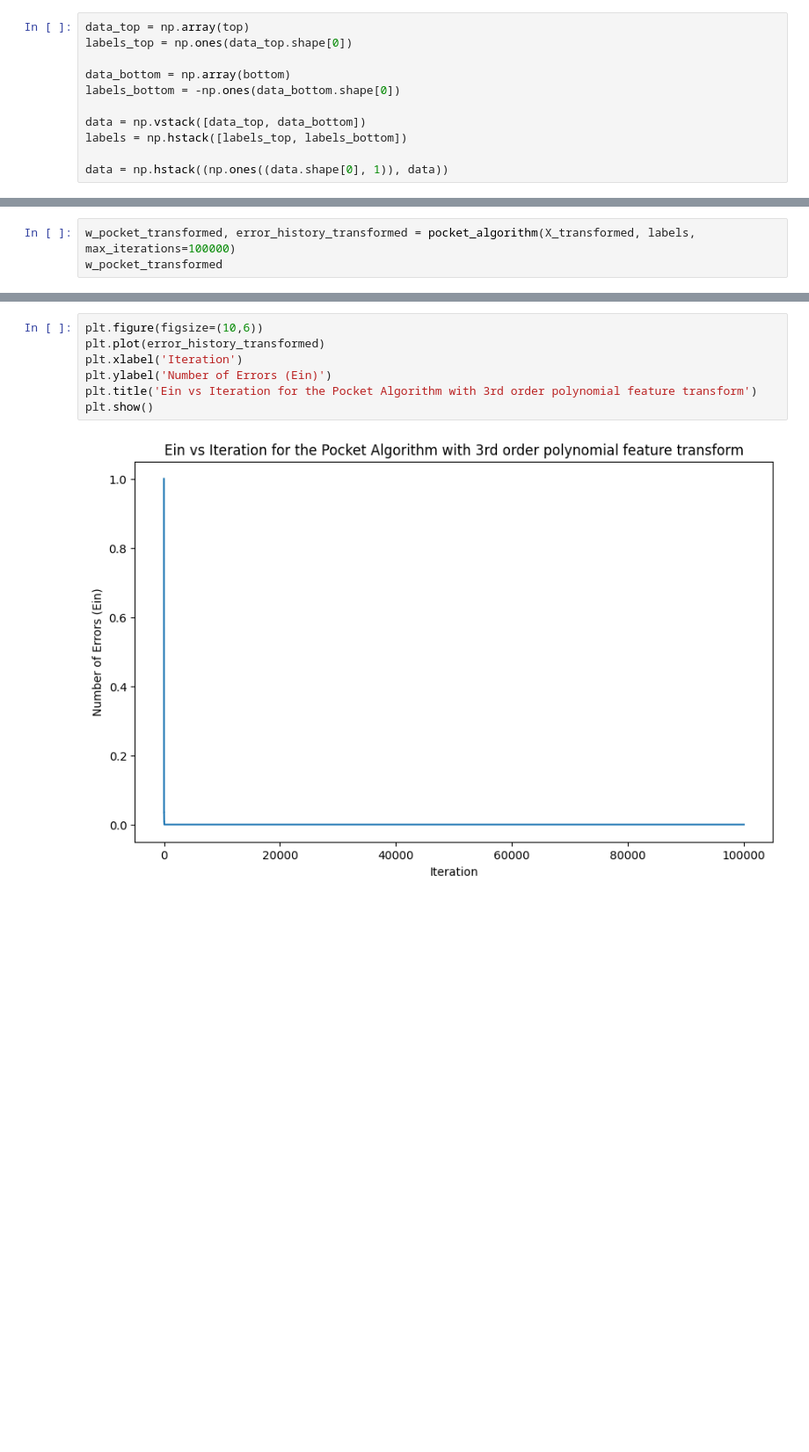
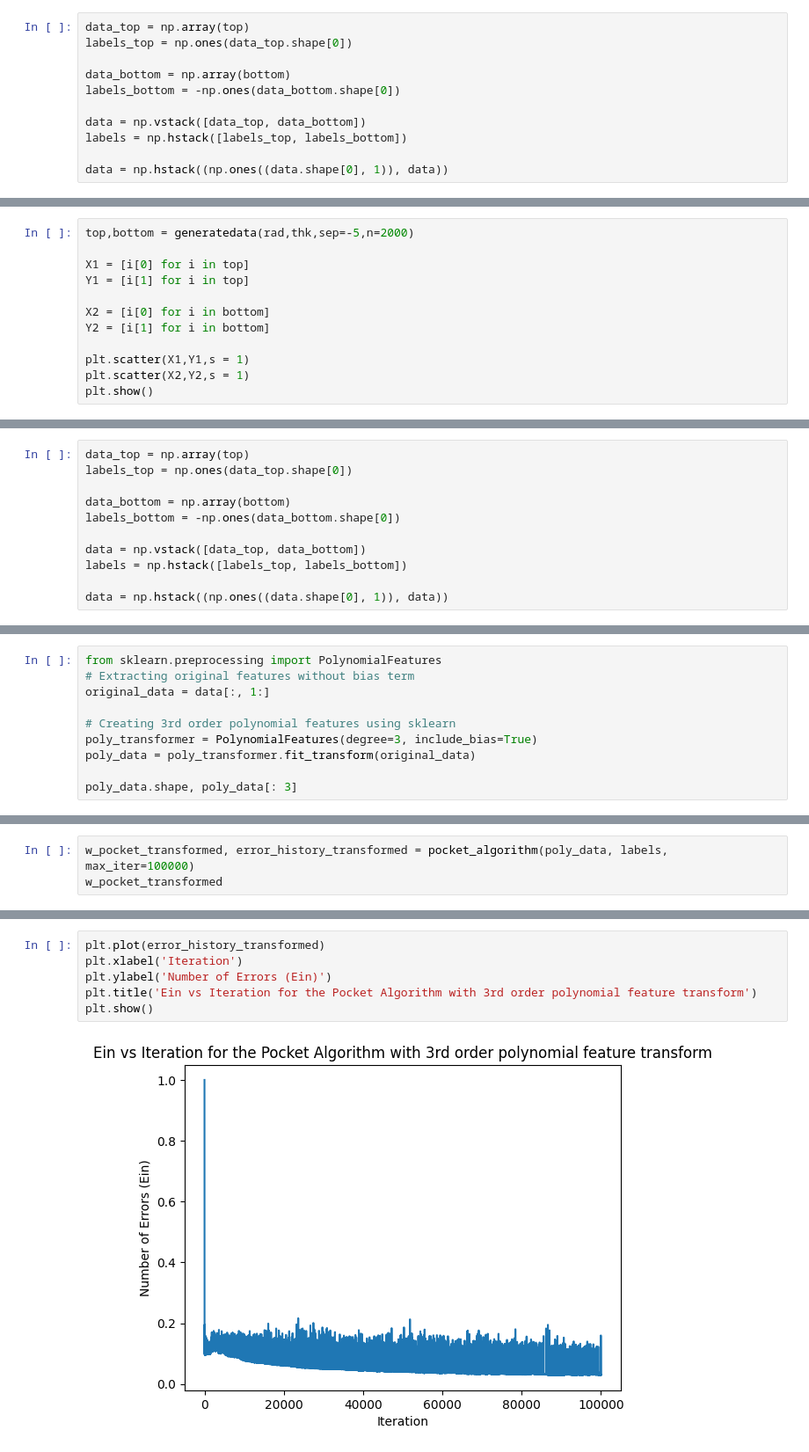
Before and after one commit to kwanqing/CMPE-257, a Jupyter notebook: HW2_3_1.ipynb, the cells around one changed output, grey strips where cells are left out. Shown: that part at 88% size. Drawn from its saved outputs; the diff is of its cells as text; blank space fills up the shorter version.

```diff
--- a/HW2_3_1.ipynb
+++ b/HW2_3_1.ipynb
@@ -140,0 +138,12 @@ plot_data_and_boundary(w_lr, "Linear Regression")
+# %%
+top,bottom = generatedata(rad,thk,sep=-5,n=2000)
+
+X1 = [i[0] for i in top]
+Y1 = [i[1] for i in top]
+
+X2 = [i[0] for i in bottom]
+Y2 = [i[1] for i in bottom]
+
+plt.scatter(X1,Y1,s = 1)
+plt.scatter(X2,Y2,s = 1)
+plt.show()
@@ -141 +152,12 @@ plot_data_and_boundary(w_lr, "Linear Regression")
+# %%
+data_top = np.array(top)
+labels_top = np.ones(data_top.shape[0])
+
+data_bottom = np.array(bottom)
+labels_bottom = -np.ones(data_bottom.shape[0])
+
+data = np.vstack([data_top, data_bottom])
+labels = np.hstack([labels_top, labels_bottom])
+
+data = np.hstack((np.ones((data.shape[0], 1)), data))
 # %%
@@ -242,0 +264,10 @@ X_transformed = np.array([[i[0], i[1], i[1]**2, i[1]**3] for i in data])
+# %%
+from sklearn.preprocessing import PolynomialFeatures
+# Extracting original features without bias term
+original_data = data[:, 1:]
+
+# Creating 3rd order polynomial features using sklearn
+poly_transformer = PolynomialFeatures(degree=3, include_bias=True)
+poly_data = poly_transformer.fit_transform(original_data)
+
+poly_data.shape, poly_data[: 3]
@@ -243,4 +288,4 @@ X_transformed = np.array([[i[0], i[1], i[1]**2, i[1]**3] for i in data])
 # %%
-w_pocket_transformed, error_history_transformed = pocket_algorithm(X_transformed, labels, max_iterations=100000)
+w_pocket_transformed, error_history_transformed = pocket_algorithm(poly_data, labels, max_iter=100000)
 w_pocket_transformed
 # %% [output]
@@ -269,12 +346,11 @@ plt.show()
 # %%
-plt.figure(figsize=(10,6))
 plt.plot(error_history_transformed)
 plt.xlabel('Iteration')
 plt.ylabel('Number of Errors (Ein)')
 plt.title('Ein vs Iteration for the Pocket Algorithm with 3rd order polynomial feature transform')
 plt.show()
 # %% [output]
-[figure, old version]
+[figure, new version]
 # %%
 # Linear Regression with 3rd order polynomial feature transform
 start_time = time.time()
```
Also changed, not shown: parts of 20 cells of this notebook.
